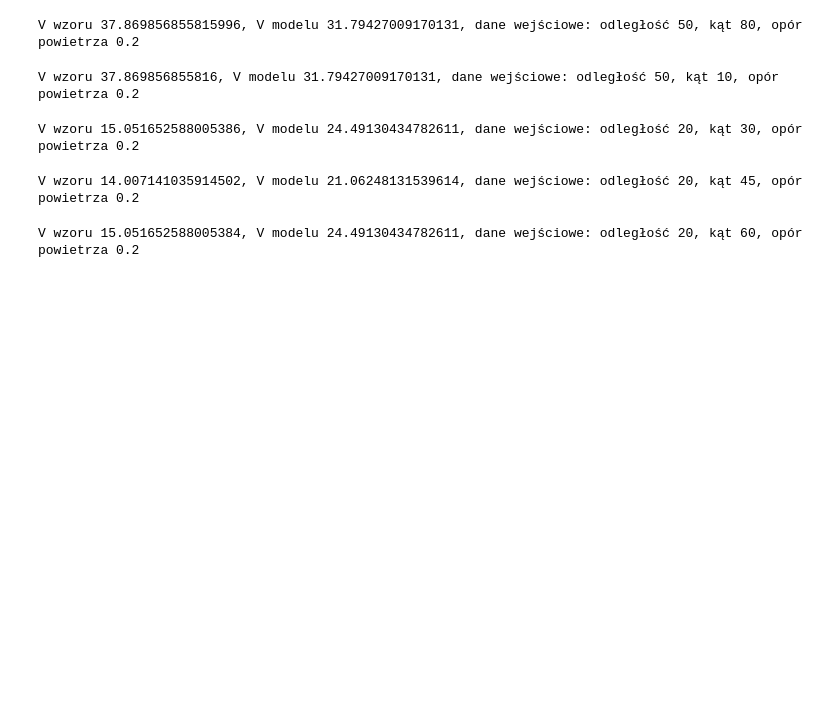
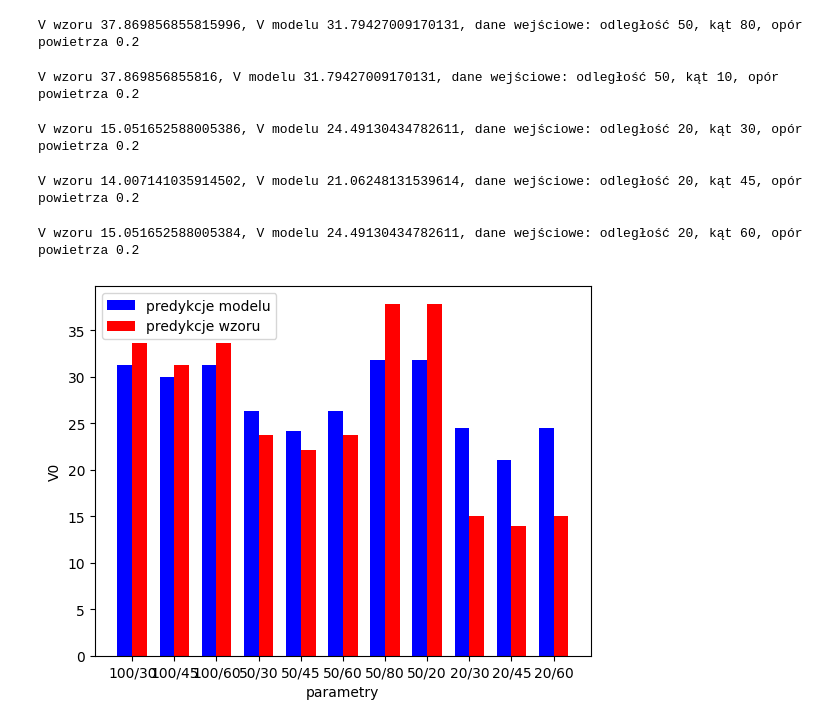
Before and after one commit to Dert14/PSI, a Jupyter notebook: Lab 7 fuzzy logic/lab 7.ipynb, the cells around one changed output. Saved outputs shown, nothing was run; the diff lists cells and outputs as text; code cells hidden in the pictures; blank space fills up the shorter version.

```diff
--- a/Lab 7 fuzzy logic/lab 7.ipynb
+++ b/Lab 7 fuzzy logic/lab 7.ipynb
@@ -205,6 +221,8 @@ initial_velocity_simulation.compute()
 v_ml = initial_velocity_simulation.output['initial_velocity']
 
 print(f"V wzoru {v_eq}, V modelu {v_ml}, dane wejściowe: odległość {d}, kąt {a}, opór powietrza {air}")
+model_values.append(v_ml)
+equasion_value.append(v_eq)
 # %% [output]
 V wzoru 37.869856855816, V modelu 31.79427009170131, dane wejściowe: odległość 50, kąt 10, opór powietrza 0.2
 # %%
@@ -223,6 +241,8 @@ initial_velocity_simulation.compute()
 v_ml = initial_velocity_simulation.output['initial_velocity']
 
 print(f"V wzoru {v_eq}, V modelu {v_ml}, dane wejściowe: odległość {d}, kąt {a}, opór powietrza {air}")
+model_values.append(v_ml)
+equasion_value.append(v_eq)
 # %% [output]
 V wzoru 15.051652588005386, V modelu 24.49130434782611, dane wejściowe: odległość 20, kąt 30, opór powietrza 0.2
 # %%
@@ -241,6 +261,8 @@ initial_velocity_simulation.compute()
 v_ml = initial_velocity_simulation.output['initial_velocity']
 
 print(f"V wzoru {v_eq}, V modelu {v_ml}, dane wejściowe: odległość {d}, kąt {a}, opór powietrza {air}")
+model_values.append(v_ml)
+equasion_value.append(v_eq)
 # %% [output]
 V wzoru 14.007141035914502, V modelu 21.06248131539614, dane wejściowe: odległość 20, kąt 45, opór powietrza 0.2
 # %%
@@ -259,5 +281,27 @@ initial_velocity_simulation.compute()
 v_ml = initial_velocity_simulation.output['initial_velocity']
 
 print(f"V wzoru {v_eq}, V modelu {v_ml}, dane wejściowe: odległość {d}, kąt {a}, opór powietrza {air}")
+model_values.append(v_ml)
+equasion_value.append(v_eq)
 # %% [output]
 V wzoru 15.051652588005384, V modelu 24.49130434782611, dane wejściowe: odległość 20, kąt 60, opór powietrza 0.2
+# %%
+import matplotlib.pyplot as plt
+
+x = ['100/30', '100/45', '100/60', '50/30', '50/45','50/60', '50/80', '50/20', '20/30', '20/45', '20/60']
+
+szerokosc_slupka = 0.35
+
+plt.bar([i for i in range(len(x))], model_values, szerokosc_slupka, color='blue', label='predykcje modelu')
+plt.bar([i + szerokosc_slupka for i in range(len(x))], equasion_value, szerokosc_slupka, color='red', label='predykcje wzoru')
+
+plt.xticks([i + szerokosc_slupka / 2 for i in range(len(x))], x)
+
+plt.legend()
+
+plt.xlabel('parametry')
+plt.ylabel('V0')
+
+plt.show()
+# %% [output]
+[figure, added]
```
Also changed, not shown: parts of 7 cells of this notebook, 2 other files.
